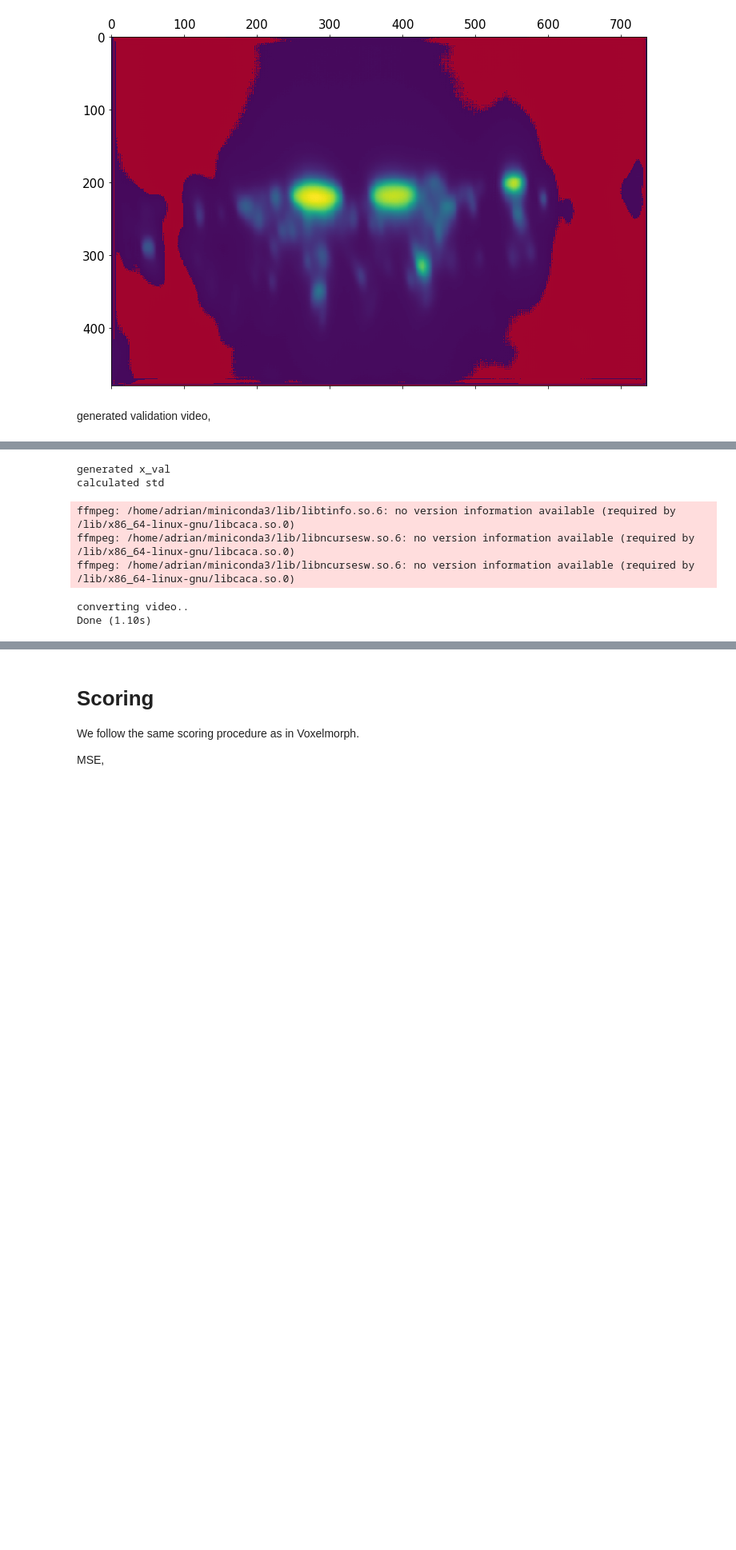
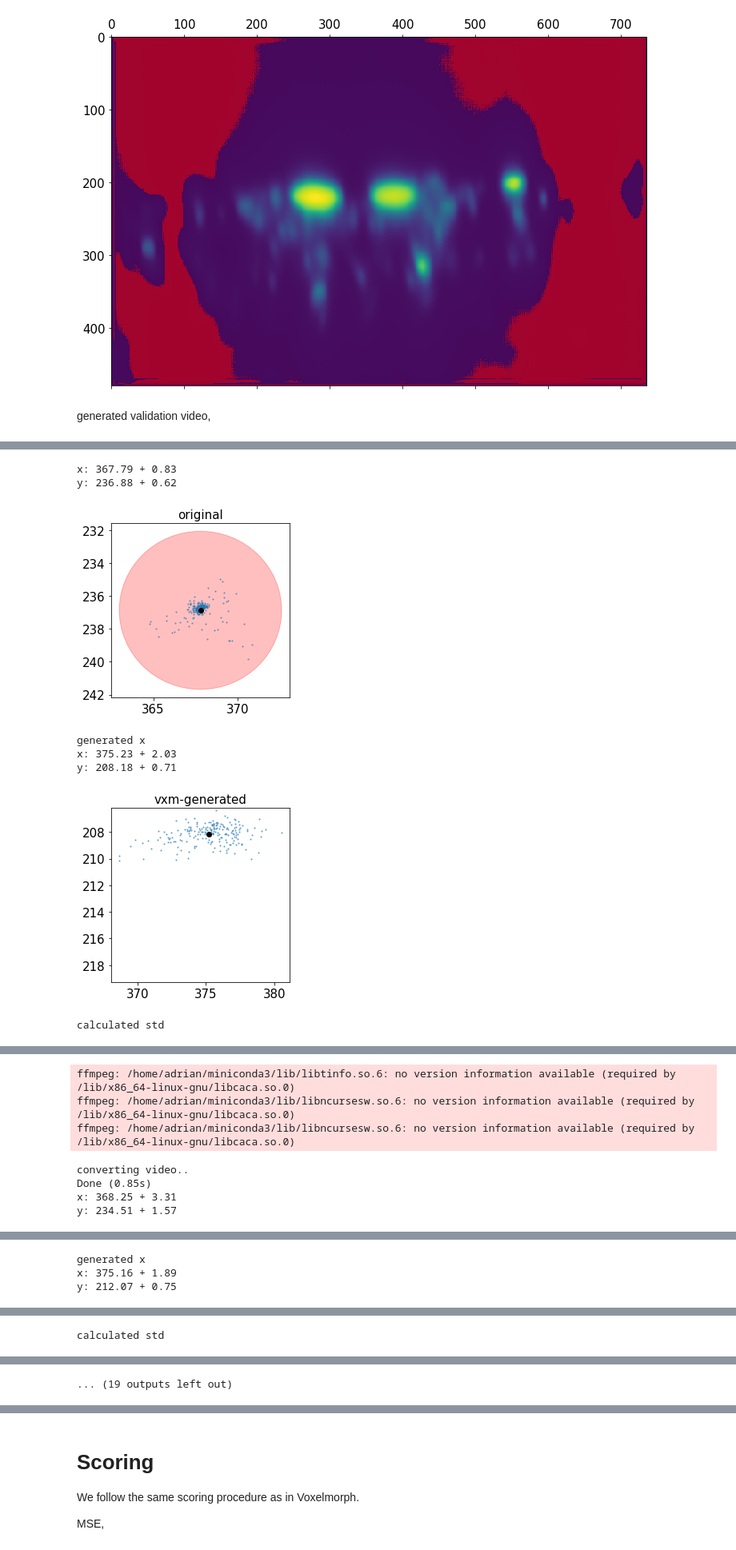
Before and after one commit to Sager611/stabilize2p, a Jupyter notebook: notebooks/train-voxelmorph.ipynb, the cells around one changed output, grey strips where cells are left out. Shown at 80% size. Cells and saved outputs as stored; diff of their text form; code cells hidden in the pictures; blank space fills up the shorter version.

Commit message:
added detecting failures to train-voxelmorph.ipynb

```diff
--- a/notebooks/train-voxelmorph.ipynb
+++ b/notebooks/train-voxelmorph.ipynb
@@ -73,7 +73,11 @@ orig_examples = [
     '../data/200901_G23xU1/Fly1/Fly1/002_coronal/2p/denoised_red.tif',
     '../data/200901_G23xU1/Fly1/Fly1/003_coronal/2p/denoised_red.tif',
     '../data/200901_G23xU1/Fly1/Fly1/004_coronal/2p/denoised_red.tif',
-    '../data/200901_G23xU1/Fly1/Fly1/005_coronal/2p/denoised_red.tif'
+    '../data/200901_G23xU1/Fly1/Fly1/005_coronal/2p/denoised_red.tif',
+    '../data/200901_G23xU1/Fly1/Fly1/006_coronal/2p/denoised_red.tif',
+    '../data/200901_G23xU1/Fly1/Fly1/007_coronal/2p/denoised_red.tif',
+    '../data/200901_G23xU1/Fly1/Fly1/008_coronal/2p/denoised_red.tif',
+    '../data/200901_G23xU1/Fly1/Fly1/009_coronal/2p/denoised_red.tif'
 ]
 
 ofco_examples = [
@@ -371,26 +385,36 @@ generated validation video,
 # %%
+import os
 import logging
 from tqdm import tqdm
-from stabilize2p.utils import vxm_data_generator
+from stabilize2p.utils import vxm_data_generator, plot_centers
 logging.getLogger('stabilize2p').setLevel(logging.ERROR)
 
-path = "../data/200901_G23xU1/Fly1/Fly1/005_coronal/2p/denoised_red.tif"
-keys = [range(1400, 1600)]
-x_val = []
-for (ins, _) in tqdm(vxm_data_generator(path, keys=keys, training=False)):
-    batch, _ = ins
-    x_val += [batch]
+os.makedirs('vxm_generated', exist_ok=True)
 
-x_val = np.concatenate(x_val, axis=0)
-print('generated x_val')
+# path = "../data/200901_G23xU1/Fly1/Fly1/005_coronal/2p/denoised_red.tif"
+for i, path in enumerate(orig_examples):
+    keys = [range(1400, 1600)]
 
-make_video('out', frame_gen(x_val))
-Video('out.mov')
+    x = tiff.imread(path, key=keys[0])
+    plot_centers(x); plt.title('original'); plt.show()
+
+    x = []
+    for (ins, _) in tqdm(vxm_data_generator(path, keys=keys, training=False)):
+        batch, _ = ins
+        x += [batch]
+
+    x = np.concatenate(x, axis=0)
+    print('generated x')
+
+    plot_centers(x); plt.title('vxm-generated'); plt.show()
+
+    make_video(f'vxm_generated/raw_{i}', frame_gen(x))
 # %% [output]
-generated x_val
-calculated std
+x: 367.79 + 0.83
+y: 236.88 + 0.62
+[figure, added]
-ffmpeg: /home/adrian/miniconda3/lib/libtinfo.so.6: no version information available (required by /lib/x86_64-linux-gnu/libcaca.so.0)
-ffmpeg: /home/adrian/miniconda3/lib/libncursesw.so.6: no version information available (required by /lib/x86_64-linux-gnu/libcaca.so.0)
-ffmpeg: /home/adrian/miniconda3/lib/libncursesw.so.6: no version information available (required by /lib/x86_64-linux-gnu/libcaca.so.0)
+generated x
+x: 375.23 + 2.03
+y: 208.18 + 0.71
+[figure, added]
-converting video..
-Done (1.10s)
+calculated std
@@ -397,0 +421,7 @@ Done (1.10s)
+ffmpeg: /home/adrian/miniconda3/lib/libtinfo.so.6: no version information available (required by /lib/x86_64-linux-gnu/libcaca.so.0)
+ffmpeg: /home/adrian/miniconda3/lib/libncursesw.so.6: no version information available (required by /lib/x86_64-linux-gnu/libcaca.so.0)
+ffmpeg: /home/adrian/miniconda3/lib/libncursesw.so.6: no version information available (required by /lib/x86_64-linux-gnu/libcaca.so.0)
+converting video..
+Done (0.85s)
+x: 368.25 + 3.31
+y: 234.51 + 1.57
@@ -397,0 +429,3 @@ Done (1.10s)
+generated x
+x: 375.16 + 1.89
+y: 212.07 + 0.75
@@ -397,0 +433 @@ Done (1.10s)
+calculated std
@@ -397,0 +437 @@ Done (1.10s)
+... (19 outputs left out)
```
Also changed, not shown: parts of 12 cells of this notebook, 16 other files.
